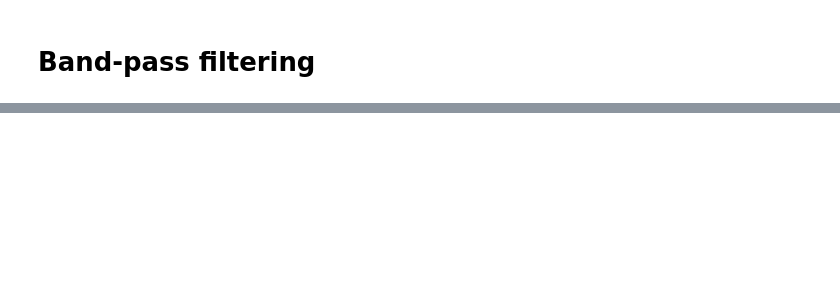
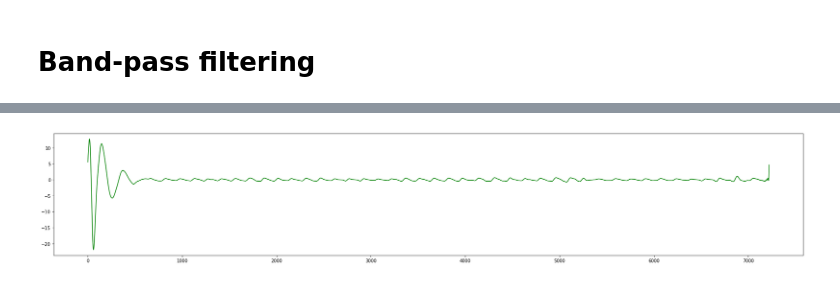
Before and after one commit to jaeyung1001/ML_MEDICAL, a Jupyter notebook: Assignment3/Assignment3.ipynb, the cells around one changed output, grey strips where cells are left out. Saved outputs shown, nothing was run; the diff lists cells and outputs as text; code cells hidden in the pictures; blank space fills up the shorter version.

```diff
--- a/Assignment3/Assignment3.ipynb
+++ b/Assignment3/Assignment3.ipynb
@@ -53,0 +62,11 @@ TypeError: 'list' object is not callable
+# %%
+# tck = interpolate.CubicSpline(list(range(len(re_signal))),re_signal)
+cubic = pd.Series(re_signal)
+cubic.interpolate(method='cubic')
+
+# print(len(cubic))
+plt.figure(figsize=(30,5))
+plt.plot(list(range(len(cubic))), cubic, 'g')
+plt.show()
+# %% [output]
+[figure, added]
```
Also changed, not shown: parts of 11 cells of this notebook.
